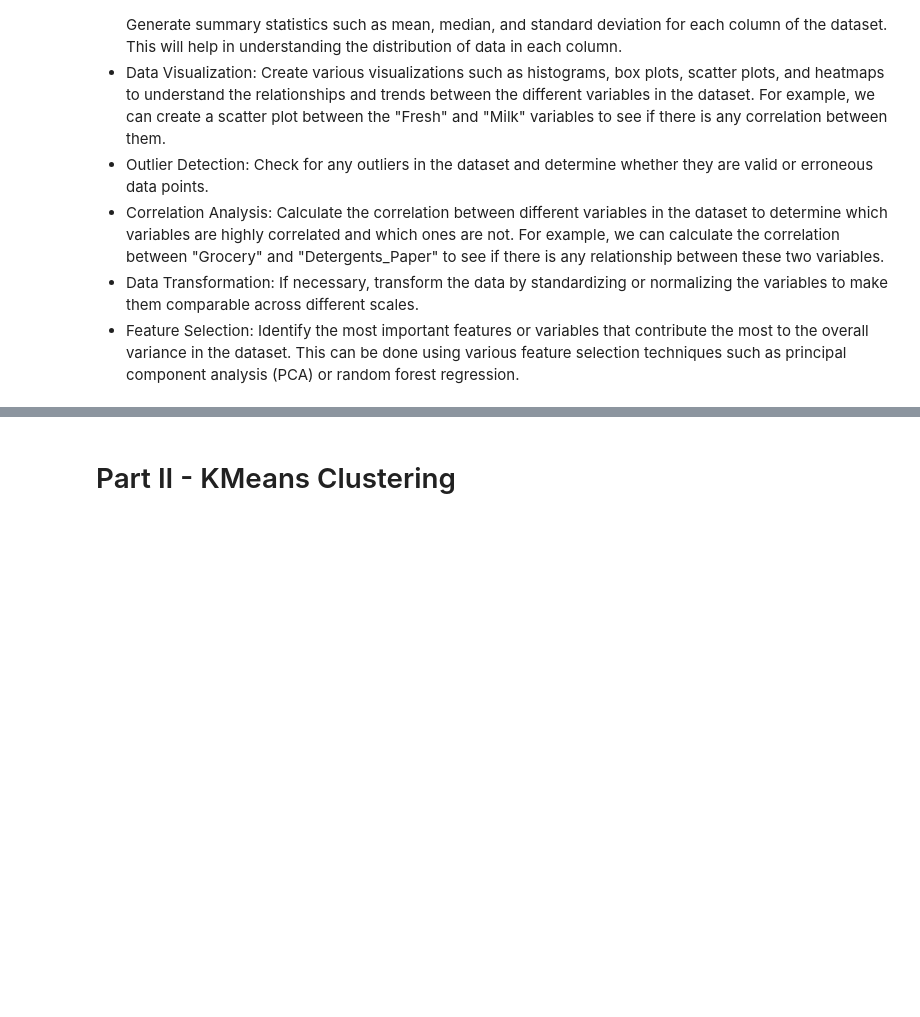
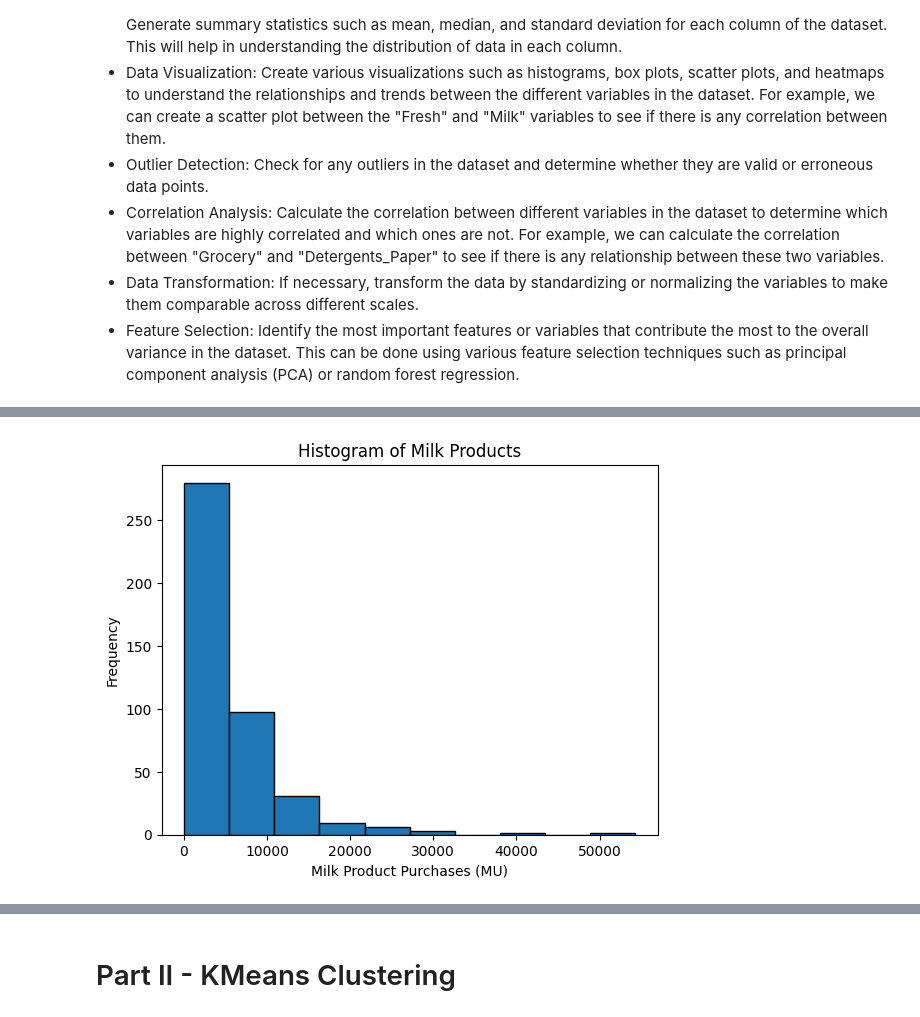
Before and after one commit to kennethpwall1/LHL-Unsupervised-Machine-Learning, a Jupyter notebook: MachineLearning_UnSupervised_WallKen.ipynb, the cells around one changed output, grey strips where cells are left out. Drawn from its saved outputs; the diff is of its cells as text; code cells hidden in the pictures; blank space fills up the shorter version.

```diff
--- a/MachineLearning_UnSupervised_WallKen.ipynb
+++ b/MachineLearning_UnSupervised_WallKen.ipynb
@@ -19,0 +294,16 @@ Data Description: Generate summary statistics such as mean, median, and standard
+# %%
+# Filter for additional outlier detected via histogram
+data = data[data['Fresh'] < 65000]
+# %%
+# Create the histogram
+plt.hist(data['Milk'], bins=10, edgecolor='black')
+
+# Add titles and labels
+plt.title('Histogram of Milk Products')
+plt.xlabel('Milk Product Purchases (MU)')
+plt.ylabel('Frequency')
+
+# Display the histogram
+plt.show()
+# %% [output]
+[figure, added]
```
Also changed, not shown: parts of 88 cells of this notebook, 1 other file.
